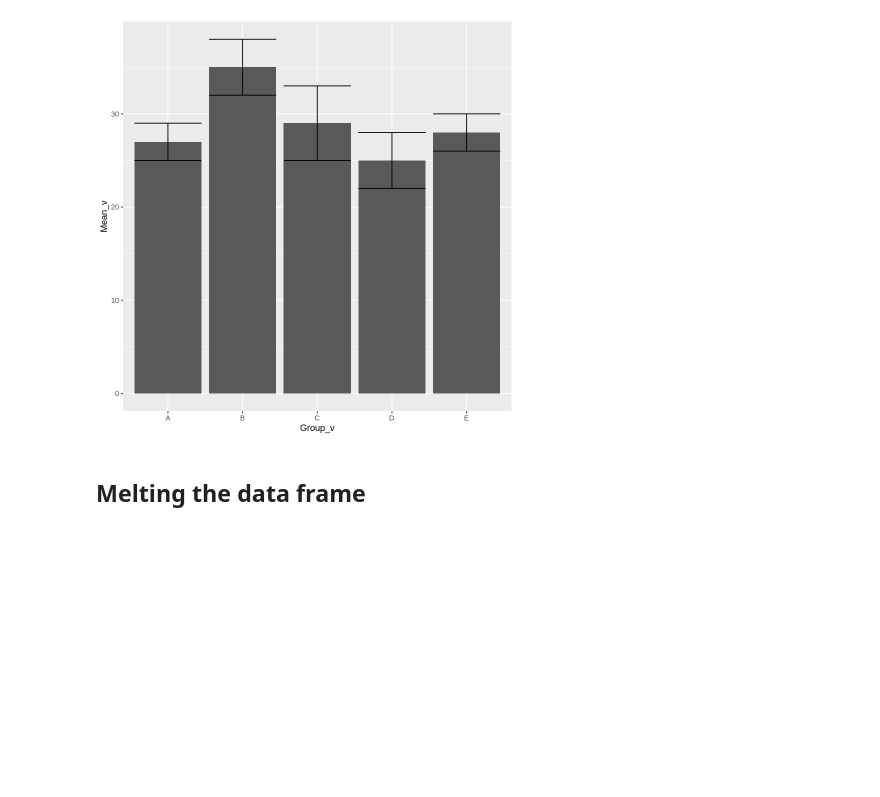
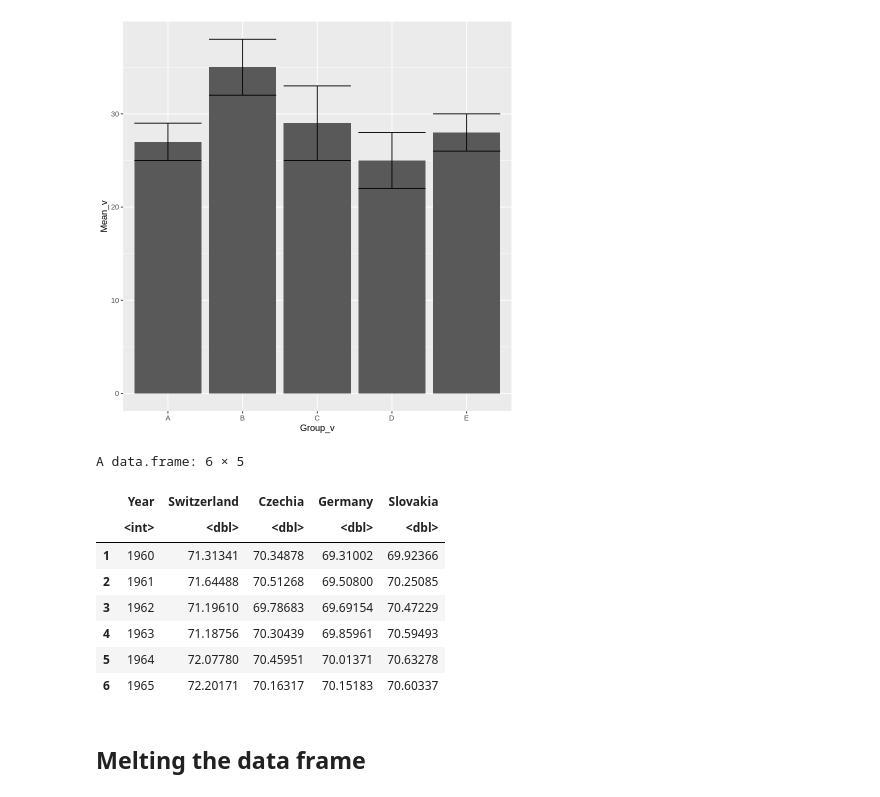
Before and after one commit to kamclar/statisticka_analyza_dat_cviceni, a Jupyter notebook: Lesson_05.ipynb, the cells around one changed output. Saved outputs shown, nothing was run; the diff lists cells and outputs as text; code cells hidden in the pictures; blank space fills up the shorter version.

```diff
--- a/Lesson_05.ipynb
+++ b/Lesson_05.ipynb
@@ -155,6 +156,21 @@ ggplot(dummy_df,aes(Group_v,Mean_v)) + geom_bar(stat="identity") +
 # Create a violin plots for each country for the following dataset
 # 'https://web.vscht.cz/~spiwokv/statistika/doziti.txt'
 # hint: Countries on the x axis, mean on the y axis
+# %%
+URL = 'https://web.vscht.cz/~spiwokv/statistika/doziti.txt'
+data <- read.csv(URL, sep=' ')
+# %%
+head(data)
+# %% [output]
+A data.frame: 6 × 5
+|  | Year | Switzerland | Czechia | Germany | Slovakia |
+|  | <int> | <dbl> | <dbl> | <dbl> | <dbl> |
+| 1 | 1960 | 71.31341 | 70.34878 | 69.31002 | 69.92366 |
+| 2 | 1961 | 71.64488 | 70.51268 | 69.50800 | 70.25085 |
+| 3 | 1962 | 71.19610 | 69.78683 | 69.69154 | 70.47229 |
+| 4 | 1963 | 71.18756 | 70.30439 | 69.85961 | 70.59493 |
+| 5 | 1964 | 72.07780 | 70.45951 | 70.01371 | 70.63278 |
+| 6 | 1965 | 72.20171 | 70.16317 | 70.15183 | 70.60337 |
 # %% [markdown]
 ## Melting the data frame
 # %%
```
Also changed, not shown: parts of 13 cells of this notebook.
